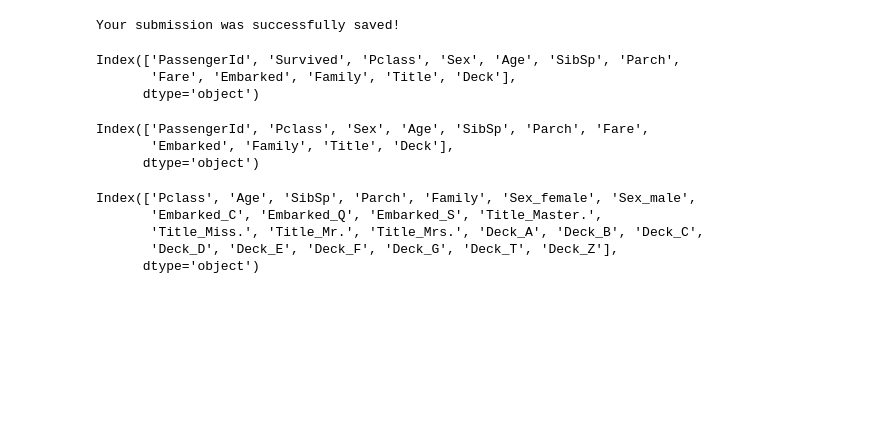
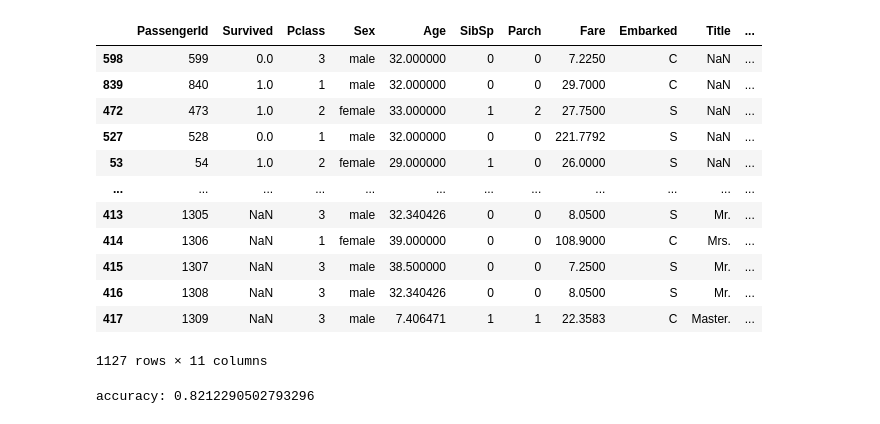
Before and after one commit to coffeenut/kaggle-titanic, a Jupyter notebook: code/exploration.ipynb, the cells around one changed output. Saved outputs shown, nothing was run; the diff lists cells and outputs as text; code cells hidden in the pictures; blank space fills up the shorter version.

Commit message:
refactored and cleaned up notebook

```diff
--- a/code/exploration.ipynb
+++ b/code/exploration.ipynb
@@ -228,41 +273,55 @@ Master. : 21, avg age: 7.138571428571429
+# %%
+# another look ad the cleaned data
+combined_data
+# %% [output]
+|  | PassengerId | Survived | Pclass | Sex | Age | SibSp | Parch | Fare | Embarked | Title | ... |
+| 598 | 599 | 0.0 | 3 | male | 32.000000 | 0 | 0 | 7.2250 | C | NaN | ... |
+| 839 | 840 | 1.0 | 1 | male | 32.000000 | 0 | 0 | 29.7000 | C | NaN | ... |
+| 472 | 473 | 1.0 | 2 | female | 33.000000 | 1 | 2 | 27.7500 | S | NaN | ... |
+| 527 | 528 | 0.0 | 1 | male | 32.000000 | 0 | 0 | 221.7792 | S | NaN | ... |
+| 53 | 54 | 1.0 | 2 | female | 29.000000 | 1 | 0 | 26.0000 | S | NaN | ... |
+| ... | ... | ... | ... | ... | ... | ... | ... | ... | ... | ... | ... |
+| 413 | 1305 | NaN | 3 | male | 32.340426 | 0 | 0 | 8.0500 | S | Mr. | ... |
+| 414 | 1306 | NaN | 1 | female | 39.000000 | 0 | 0 | 108.9000 | C | Mrs. | ... |
+| 415 | 1307 | NaN | 3 | male | 38.500000 | 0 | 0 | 7.2500 | S | Mr. | ... |
+| 416 | 1308 | NaN | 3 | male | 32.340426 | 0 | 0 | 8.0500 | S | Mr. | ... |
+| 417 | 1309 | NaN | 3 | male | 7.406471 | 1 | 1 | 22.3583 | C | Master. | ... |
+1127 rows × 11 columns
 # %%
+# train and test on validation set
+from sklearn.ensemble import RandomForestClassifier
+
+generate_submission = False
+
+if generate_submission:
+    test_data_for_run = test_data
+    train_data_for_run = full_train_data
+else:
+    test_data_for_run = validation_data
+    train_data_for_run = train_data #full_train_data
+
 #train
-from sklearn.ensemble import RandomForestClassifier
-y = train_data.Survived
-features = ['Pclass','Sex','Age','SibSp','Parch','Embarked','Family','Title','Deck']
+y = train_data_for_run.Survived
+features = ['Pclass','Sex','Age','SibSp','Parch','Embarked','Title', 'Deck']
 
-X = pd.get_dummies(train_data[features])
-X_test = pd.get_dummies(test_data[features])
 
-#sub 1: 100/5
-#sub 2: 200/50
+X = pd.get_dummies(train_data_for_run[features])
+X_test = pd.get_dummies(test_data_for_run[features])
 
-model = RandomForestClassifier(n_estimators=200, max_depth=10, random_state=1)
+model = RandomForestClassifier(n_estimators=100, max_depth=10, random_state=1, min_samples_split=4)
 model.fit(X, y)
 predictions = model.predict(X_test)
 
-output = pd.DataFrame({'PassengerId': test_data.PassengerId, 'Survived': predictions})
-output.to_csv('submission.csv', index=False)
-print("Your submission was successfully saved!")
+if generate_submission:
+    output = pd.DataFrame({'PassengerId': test_data.PassengerId, 'Survived': predictions})
+    output.to_csv('submission.csv', index=False)
+    print("Submission saved!")
+else:
+    predictions = predictions.tolist()
+    ground_truth = test_data_for_run.Survived.to_list()
+    results = list(p ^ g for p,g in zip(predictions, ground_truth))
+
+    accuracy = (len(results)-sum(results))/len(results)
+    print(f'accuracy: {accuracy}')
 # %% [output]
-Your submission was successfully saved!
+accuracy: 0.8212290502793296
-# %%
-train_data.columns
-# %% [output]
-Index(['PassengerId', 'Survived', 'Pclass', 'Sex', 'Age', 'SibSp', 'Parch',
-       'Fare', 'Embarked', 'Family', 'Title', 'Deck'],
-      dtype='object')
-# %%
-test_data.columns
-# %% [output]
-Index(['PassengerId', 'Pclass', 'Sex', 'Age', 'SibSp', 'Parch', 'Fare',
-       'Embarked', 'Family', 'Title', 'Deck'],
-      dtype='object')
-# %%
-X.columns
-# %% [output]
-Index(['Pclass', 'Age', 'SibSp', 'Parch', 'Family', 'Sex_female', 'Sex_male',
-       'Embarked_C', 'Embarked_Q', 'Embarked_S', 'Title_Master.',
-       'Title_Miss.', 'Title_Mr.', 'Title_Mrs.', 'Deck_A', 'Deck_B', 'Deck_C',
-       'Deck_D', 'Deck_E', 'Deck_F', 'Deck_G', 'Deck_T', 'Deck_Z'],
-      dtype='object')
```
Also changed, not shown: parts of 22 cells of this notebook, 1 other file.
